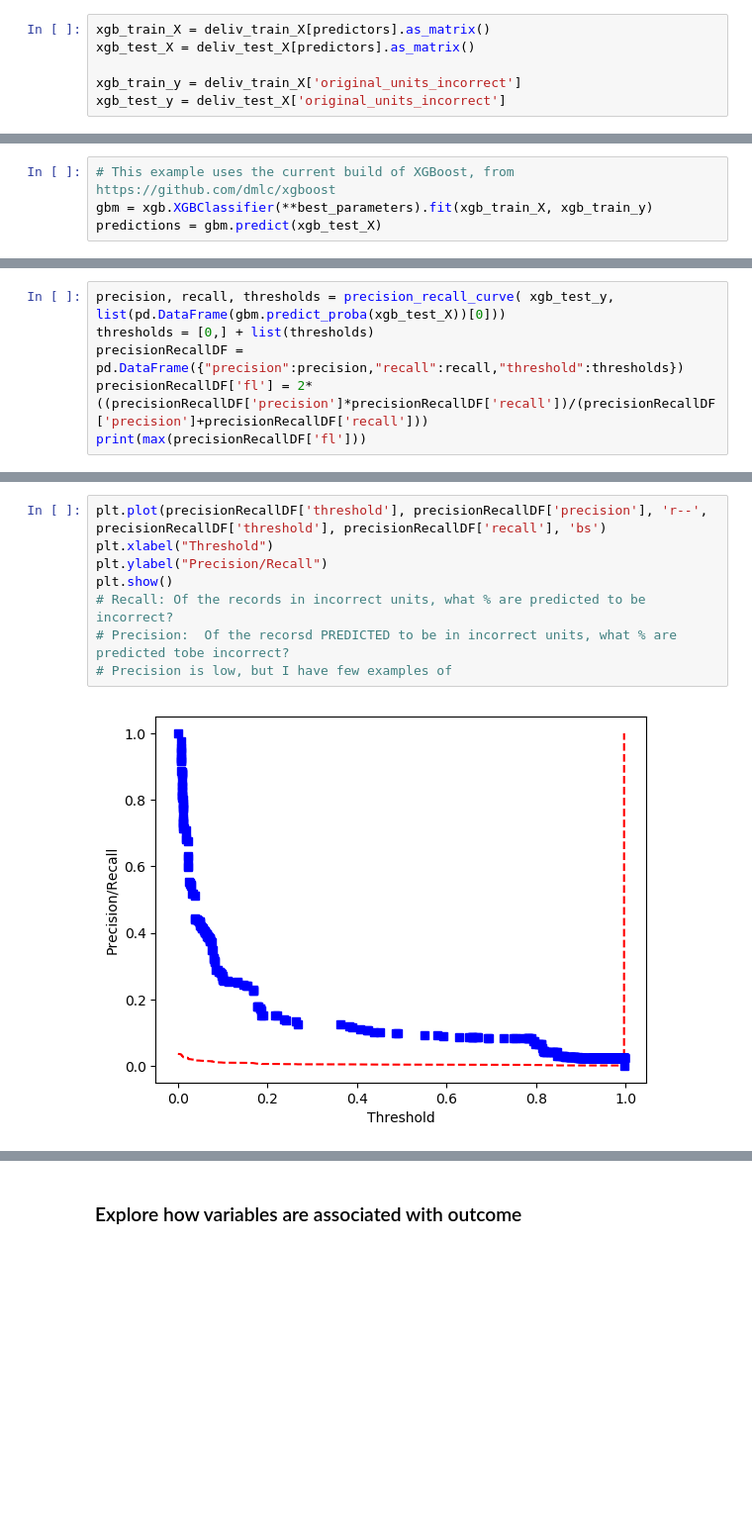
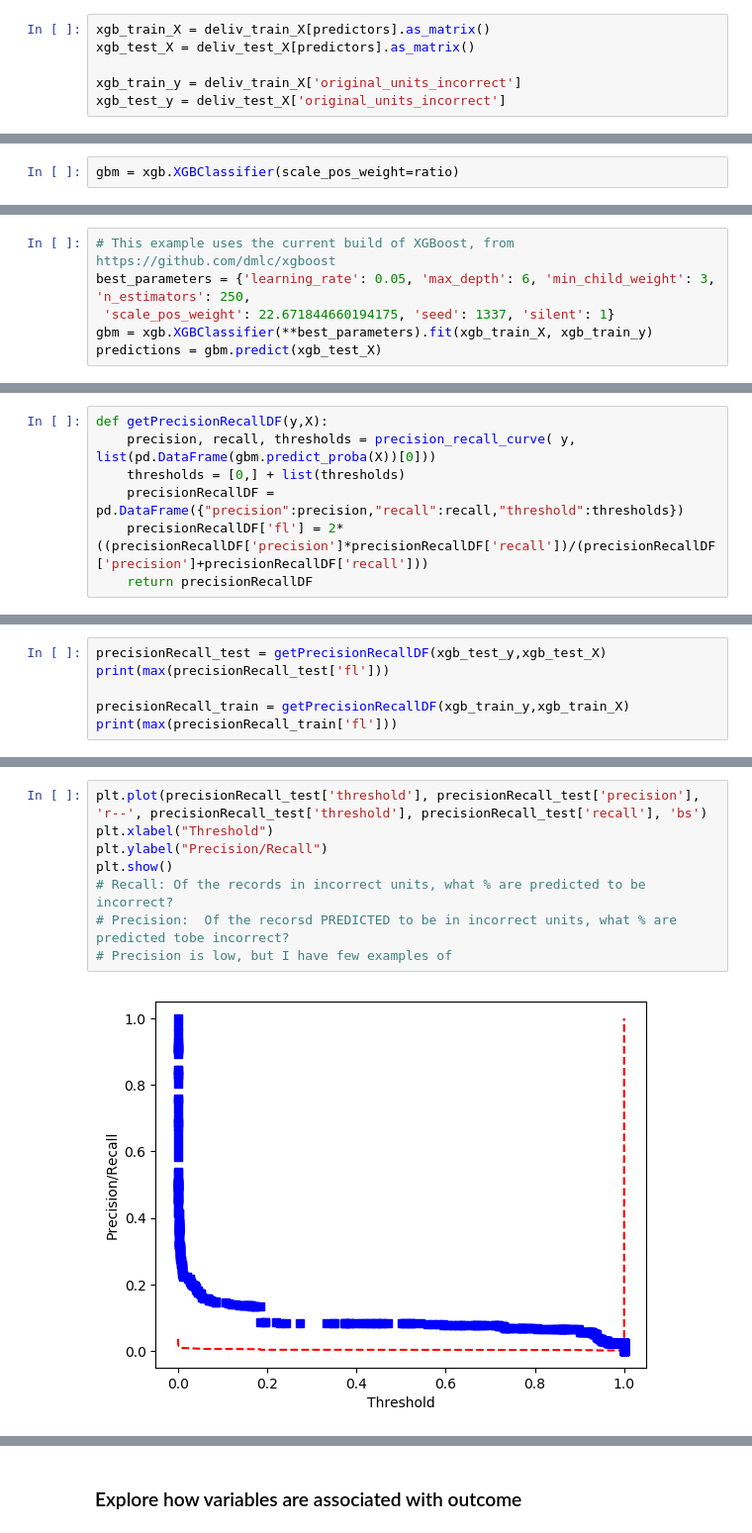
Before and after one commit to ozzysChiefDataScientist/water, a Jupyter notebook: notebooks/4_unit_correction_model.ipynb, the cells around one changed output, grey strips where cells are left out. Shown at 99% size. Drawn from its saved outputs; the diff is of its cells as text; blank space fills up the shorter version.

```diff
--- a/notebooks/4_unit_correction_model.ipynb
+++ b/notebooks/4_unit_correction_model.ipynb
@@ -600,0 +500,2 @@ for params, mean_score, scores in clf.grid_scores_:
+# %%
+gbm = xgb.XGBClassifier(scale_pos_weight=ratio)
@@ -601,5 +665,7 @@ for params, mean_score, scores in clf.grid_scores_:
 # %%
 # This example uses the current build of XGBoost, from https://github.com/dmlc/xgboost
+best_parameters = {'learning_rate': 0.05, 'max_depth': 6, 'min_child_weight': 3, 'n_estimators': 250,
+ 'scale_pos_weight': 22.671844660194175, 'seed': 1337, 'silent': 1}
 gbm = xgb.XGBClassifier(**best_parameters).fit(xgb_train_X, xgb_train_y)
 predictions = gbm.predict(xgb_test_X)
 # %%
@@ -627,6 +695,7 @@ plt.show()
 # %%
-precision, recall, thresholds = precision_recall_curve( xgb_test_y,  list(pd.DataFrame(gbm.predict_proba(xgb_test_X))[0]))
-thresholds = [0,] + list(thresholds)
-precisionRecallDF = pd.DataFrame({"precision":precision,"recall":recall,"threshold":thresholds})
-precisionRecallDF['fl'] = 2*((precisionRecallDF['precision']*precisionRecallDF['recall'])/(precisionRecallDF['precision']+precisionRecallDF['recall']))
-print(max(precisionRecallDF['fl']))
+def getPrecisionRecallDF(y,X):
+    precision, recall, thresholds = precision_recall_curve( y,  list(pd.DataFrame(gbm.predict_proba(X))[0]))
+    thresholds = [0,] + list(thresholds)
+    precisionRecallDF = pd.DataFrame({"precision":precision,"recall":recall,"threshold":thresholds})
+    precisionRecallDF['fl'] = 2*((precisionRecallDF['precision']*precisionRecallDF['recall'])/(precisionRecallDF['precision']+precisionRecallDF['recall']))
+    return precisionRecallDF
@@ -634,0 +702,6 @@ print(max(precisionRecallDF['fl']))
+# %%
+precisionRecall_test = getPrecisionRecallDF(xgb_test_y,xgb_test_X)
+print(max(precisionRecall_test['fl']))
+
+precisionRecall_train = getPrecisionRecallDF(xgb_train_y,xgb_train_X)
+print(max(precisionRecall_train['fl']))
@@ -635,10 +711,10 @@ print(max(precisionRecallDF['fl']))
 # %%
-plt.plot(precisionRecallDF['threshold'], precisionRecallDF['precision'], 'r--', precisionRecallDF['threshold'], precisionRecallDF['recall'], 'bs')
+plt.plot(precisionRecall_test['threshold'], precisionRecall_test['precision'], 'r--', precisionRecall_test['threshold'], precisionRecall_test['recall'], 'bs')
 plt.xlabel("Threshold")
 plt.ylabel("Precision/Recall")
 plt.show()
 # Recall: Of the records in incorrect units, what % are predicted to be incorrect?
 # Precision:  Of the recorsd PREDICTED to be in incorrect units, what % are predicted tobe incorrect?
 # Precision is low, but I have few examples of
 # %% [output]
-[figure, old version]
+[figure, new version]
```
Also changed, not shown: parts of 19 cells of this notebook.
